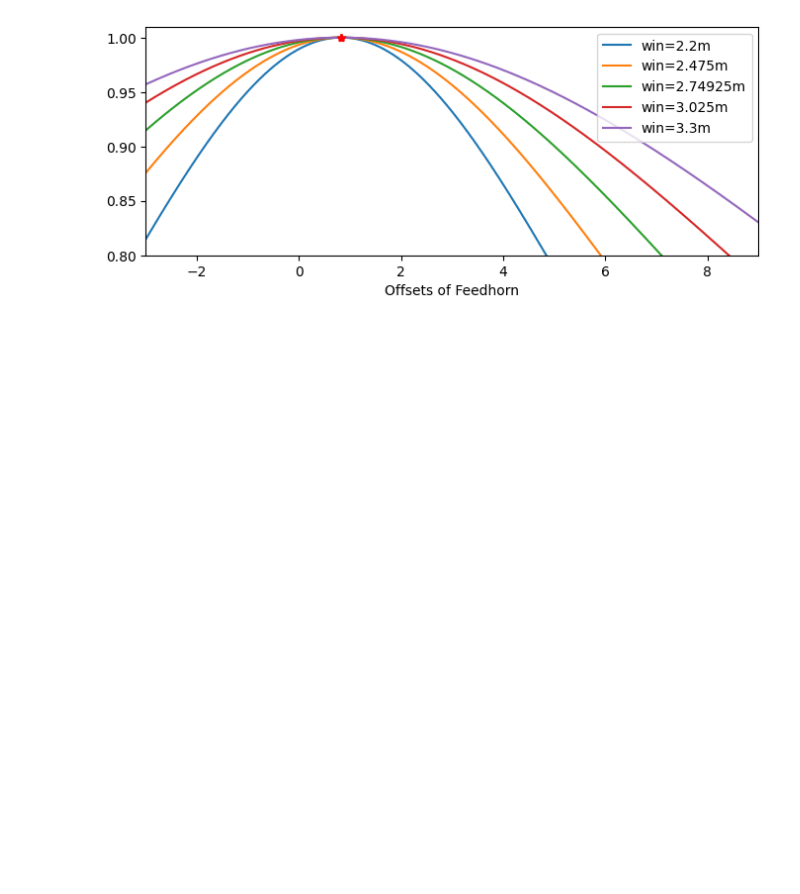
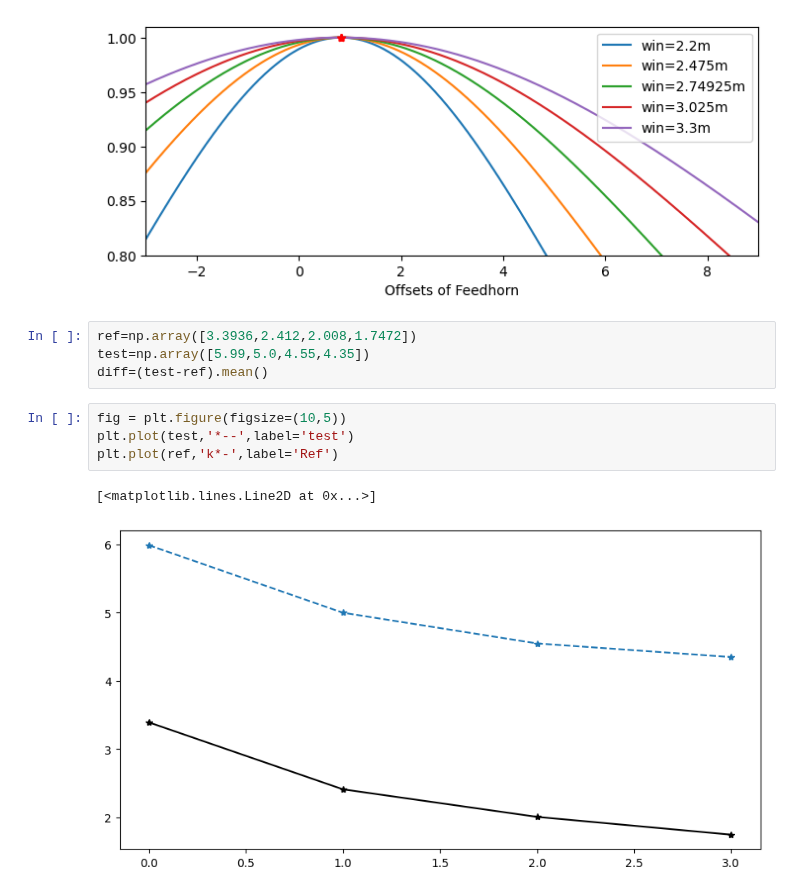
Before and after one commit to XiaodongRencologne/GaussianOptics, a Jupyter notebook: CHAMP_Test.ipynb, the cells around one changed output. Drawn from its saved outputs; the diff is of its cells as text; blank space fills up the shorter version.

Commit message:
test results

```diff
--- a/CHAMP_Test.ipynb
+++ b/CHAMP_Test.ipynb
@@ -307,3 +307,14 @@ input Beam waist2.74925m [0.8256]
 input Beam waist3.025m [0.8256]
 input Beam waist3.3m [0.8256]
 [figure]
+# %%
+ref=np.array([3.3936,2.412,2.008,1.7472])
+test=np.array([5.99,5.0,4.55,4.35])
+diff=(test-ref).mean()
+# %%
+fig = plt.figure(figsize=(10,5))
+plt.plot(test,'*--',label='test')
+plt.plot(ref,'k*-',label='Ref')
+# %% [output]
+[<matplotlib.lines.Line2D at 0x...>]
+[figure, added]
```
Also changed, not shown: parts of 3 cells of this notebook.
